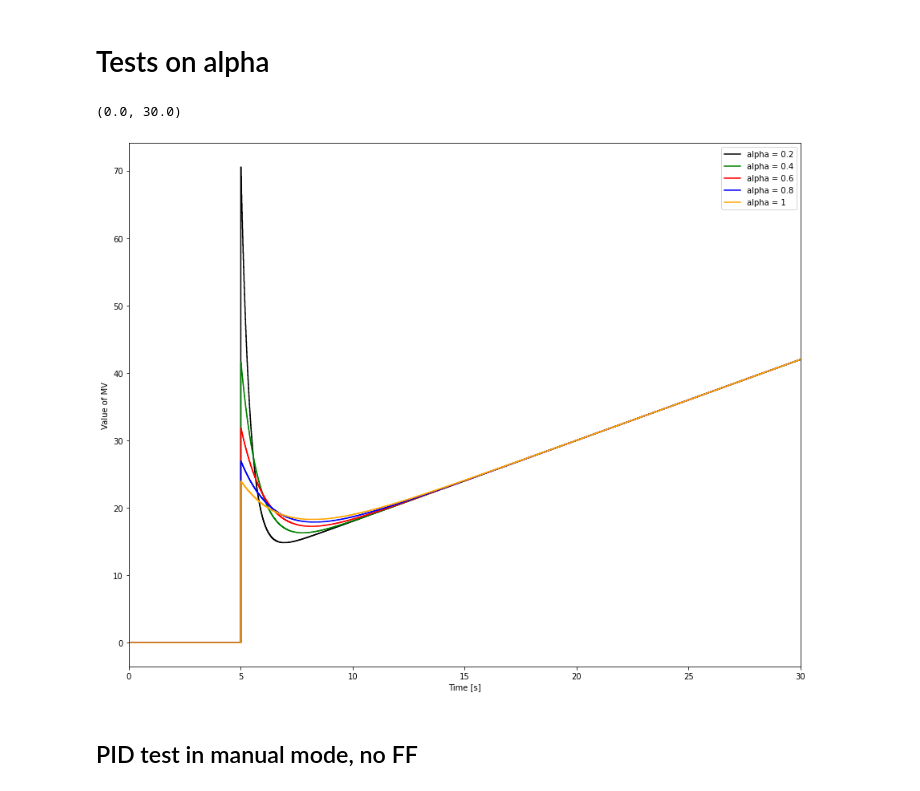
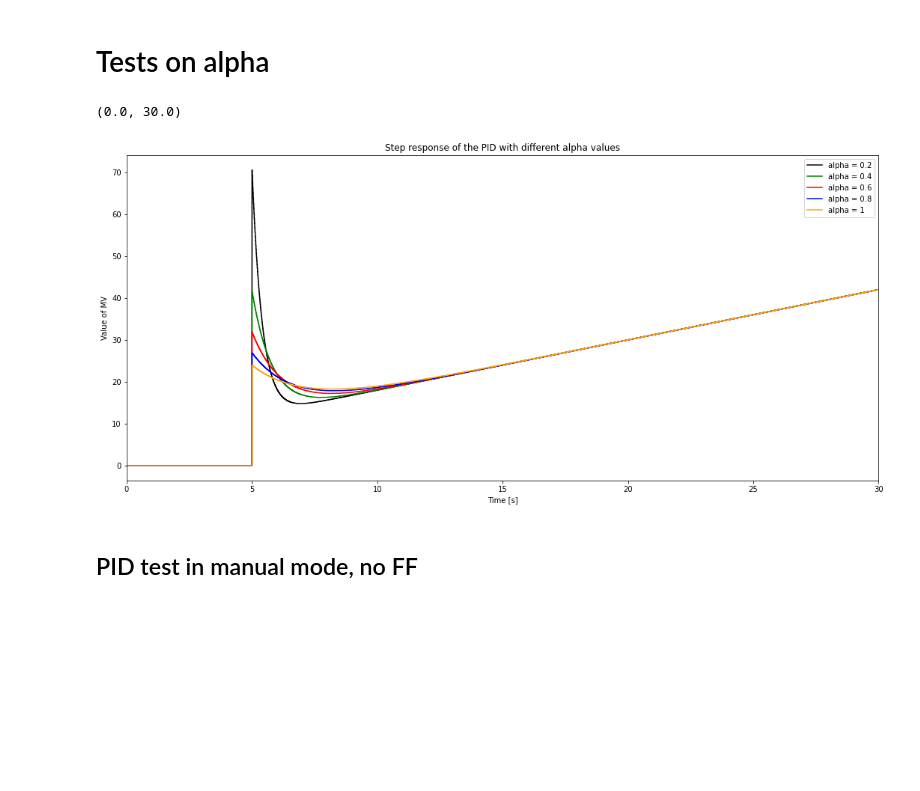
Before and after one commit to 195344/Labo_Control_Theory, a Jupyter notebook: package_LAB.ipynb, the cells around one changed output. Saved outputs shown, nothing was run; the diff lists cells and outputs as text; code cells hidden in the pictures; blank space fills up the shorter version.

```diff
--- a/package_LAB.ipynb
+++ b/package_LAB.ipynb
@@ -205,35 +205,36 @@ MVMin = 0
 MVMax = 100
 
 MV = [[], [], [], [], []]
 MVP = [[], [], [], [], []]
 MVI = [[], [], [], [], []]
 MVD = [[], [], [], [], []]
 E = [[], [], [], [], []]
 
 ManFF = 0
 PVInit = 0
 
 for i in range(0,N):
     t.append(i*Ts)
     SelectPath_RT(SPpath,t,SP)
     SelectPath_RT(PVpath,t,PV)
     SelectPath_RT(ManPath,t,Man)
     SelectPath_RT(MVFFpath,t,MVFF)
 
     for alpha_i in range(len(alpha)):
         PID_RT(SP, PV, Man, MVMan, MVFF, Kc, Ti, Td, alpha[alpha_i], Ts, MVMin, MVMax, MV[alpha_i], MVP[alpha_i], MVI[alpha_i], MVD[alpha_i], E[alpha_i], ManFF=False, PVInit=0, method='EBD-EBD')
 
 color = ['black', 'green', 'red', 'blue', 'orange']
-plt.figure(figsize = (15,12))
+plt.figure(figsize = (18,8))
 for alpha_i in range(len(alpha)):
     plt.step(t,MV[alpha_i], color[alpha_i], label = 'alpha = ' + str(alpha[alpha_i]), where='post')
 plt.ylabel('Value of MV')
 plt.xlabel('Time [s]')
 plt.legend(loc='best')
+plt.title('Step response of the PID with different alpha values')
 plt.xlim([0, TSim])
 # %% [output]
 (0.0, 30.0)
-[figure, old version]
+[figure, new version]
 # %% [markdown]
 ## PID test in manual mode, no FF
 # %%
```
Also changed, not shown: parts of 3 cells of this notebook, 4 other files.
